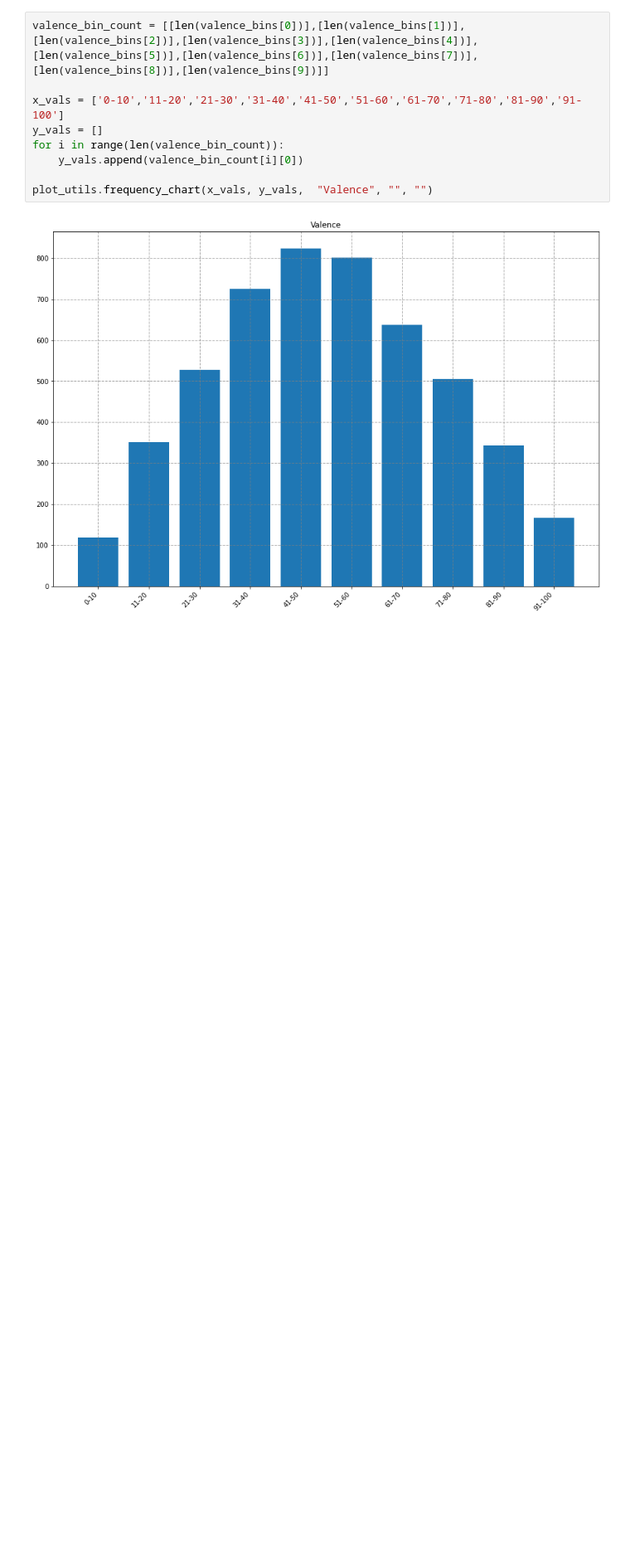
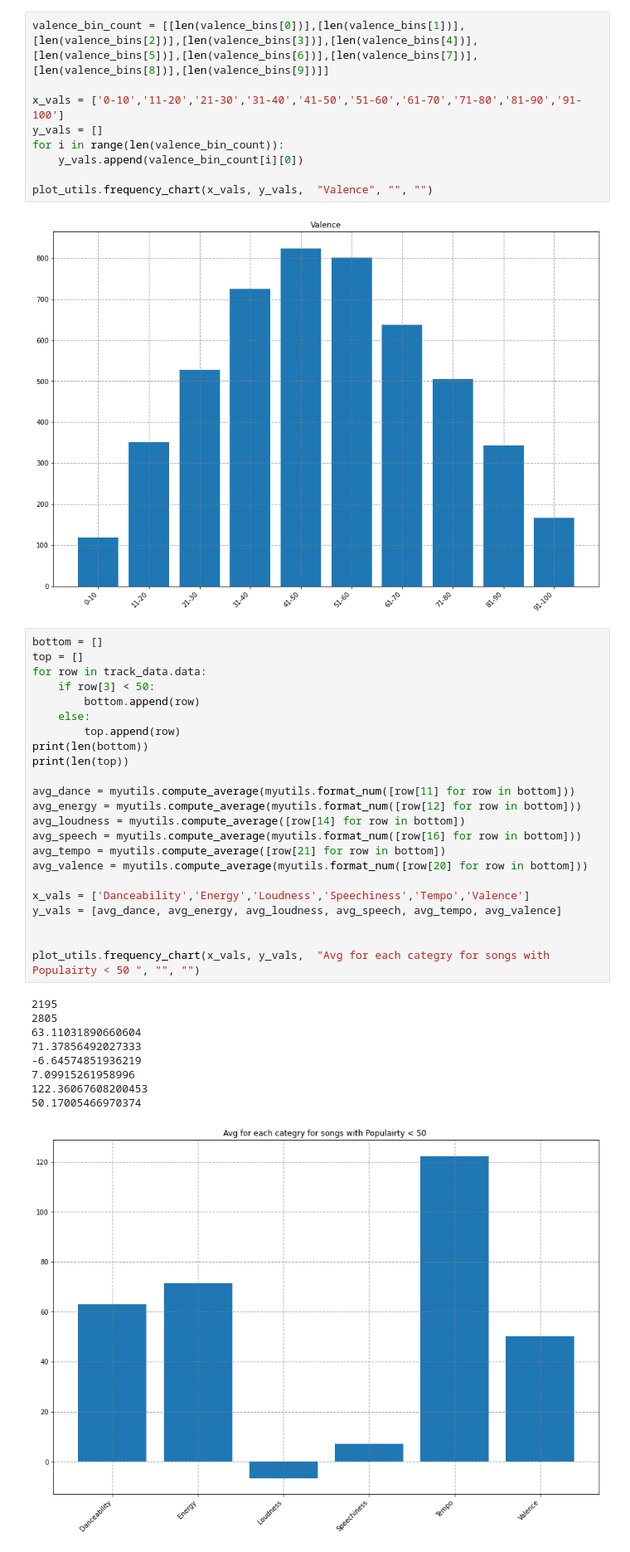
Before and after one commit to CarterKekoa/SpotifyRecommendationApp, a Jupyter notebook: DataAnalysis.ipynb, the cells around one changed output. Shown: that part at 83% size. Cells and saved outputs as stored; diff of their text form; blank space fills up the shorter version.

```diff
--- a/DataAnalysis.ipynb
+++ b/DataAnalysis.ipynb
@@ -97,3 +120,36 @@ for i in range(len(valence_bin_count)):
 plot_utils.frequency_chart(x_vals, y_vals,  "Valence", "", "")
 # %% [output]
 [figure]
+# %%
+bottom = []
+top = []
+for row in track_data.data:
+    if row[3] < 50:
+        bottom.append(row)
+    else:
+        top.append(row)
+print(len(bottom))
+print(len(top))
+
+avg_dance = myutils.compute_average(myutils.format_num([row[11] for row in bottom]))
+avg_energy = myutils.compute_average(myutils.format_num([row[12] for row in bottom]))
+avg_loudness = myutils.compute_average([row[14] for row in bottom])
+avg_speech = myutils.compute_average(myutils.format_num([row[16] for row in bottom]))
+avg_tempo = myutils.compute_average([row[21] for row in bottom])
+avg_valence = myutils.compute_average(myutils.format_num([row[20] for row in bottom]))
+
+x_vals = ['Danceability','Energy','Loudness','Speechiness','Tempo','Valence']
+y_vals = [avg_dance, avg_energy, avg_loudness, avg_speech, avg_tempo, avg_valence]
+
+
+plot_utils.frequency_chart(x_vals, y_vals,  "Avg for each categry for songs with Populairty < 50 ", "", "")
+# %% [output]
+2195
+2805
+63.11031890660604
+71.37856492027333
+-6.64574851936219
+7.09915261958996
+122.36067608200453
+50.17005466970374
+[figure, added]
```
Also changed, not shown: parts of 6 cells of this notebook, 1 other file.
